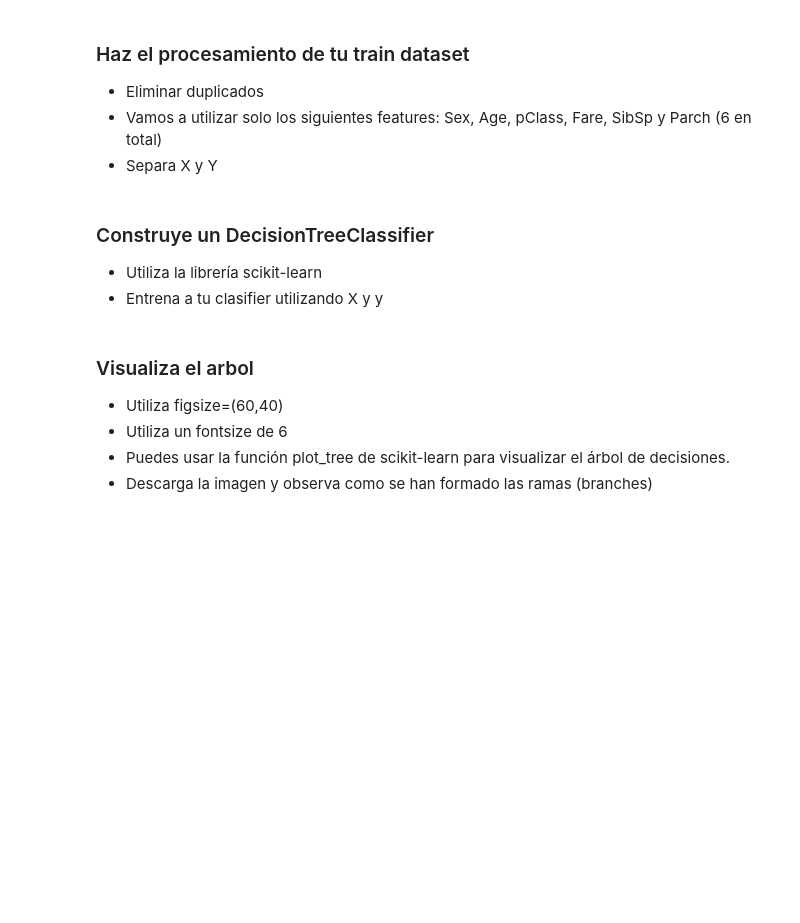
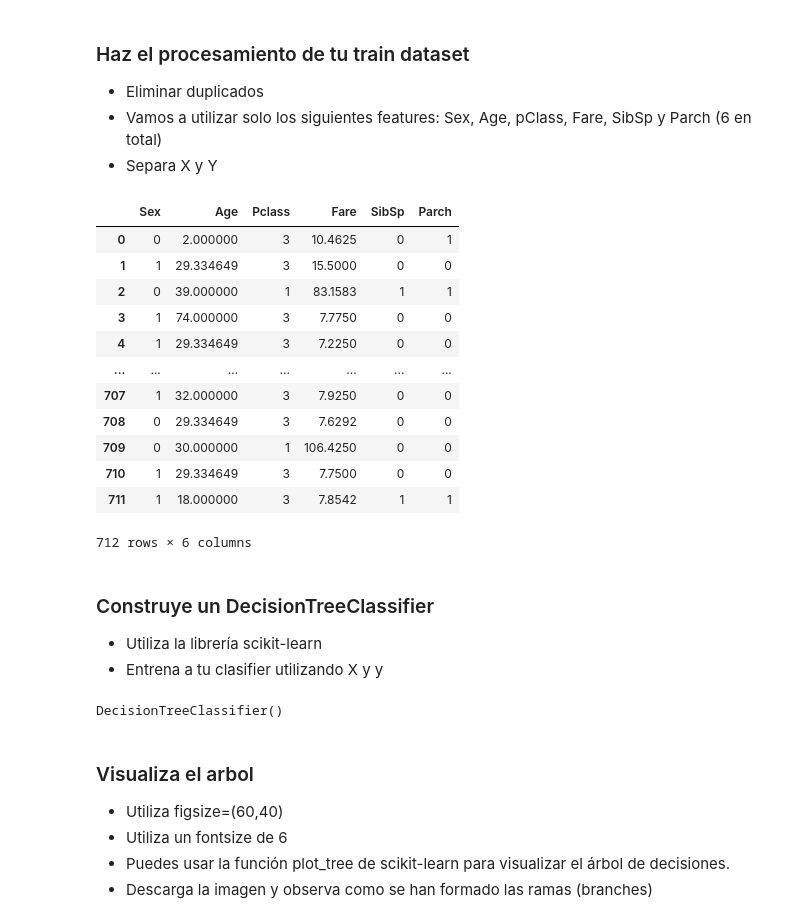
Before and after one commit to ArielRamosVela/ML_course, a Jupyter notebook: Talleres/Taller_6.ipynb, the cells around one changed output. Cells and saved outputs as stored; diff of their text form; code cells hidden in the pictures; blank space fills up the shorter version.

```diff
--- a/Talleres/Taller_6.ipynb
+++ b/Talleres/Taller_6.ipynb
@@ -17,3 +21,19 @@ train = pd.read_csv('training.csv')
+# %%
+X_train
+# %% [output]
+|  | Sex | Age | Pclass | Fare | SibSp | Parch |
+| 0 | 0 | 2.000000 | 3 | 10.4625 | 0 | 1 |
+| 1 | 1 | 29.334649 | 3 | 15.5000 | 0 | 0 |
+| 2 | 0 | 39.000000 | 1 | 83.1583 | 1 | 1 |
+| 3 | 1 | 74.000000 | 3 | 7.7750 | 0 | 0 |
+| 4 | 1 | 29.334649 | 3 | 7.2250 | 0 | 0 |
+| ... | ... | ... | ... | ... | ... | ... |
+| 707 | 1 | 32.000000 | 3 | 7.9250 | 0 | 0 |
+| 708 | 0 | 29.334649 | 3 | 7.6292 | 0 | 0 |
+| 709 | 0 | 30.000000 | 1 | 106.4250 | 0 | 0 |
+| 710 | 1 | 29.334649 | 3 | 7.7500 | 0 | 0 |
+| 711 | 1 | 18.000000 | 3 | 7.8542 | 1 | 1 |
+712 rows × 6 columns
 # %% [markdown]
 ### Construye un DecisionTreeClassifier
 
@@ -22,7 +42,11 @@ train = pd.read_csv('training.csv')
 # %%
 from sklearn.tree import DecisionTreeClassifier
 
-# Crea el clasificador y entrénalo
+model = DecisionTreeClassifier()
+
+model.fit(X_train, y_train)
+# %% [output]
+DecisionTreeClassifier()
 # %% [markdown]
 ### Visualiza el arbol
 
```
Also changed, not shown: parts of 10 cells of this notebook.
